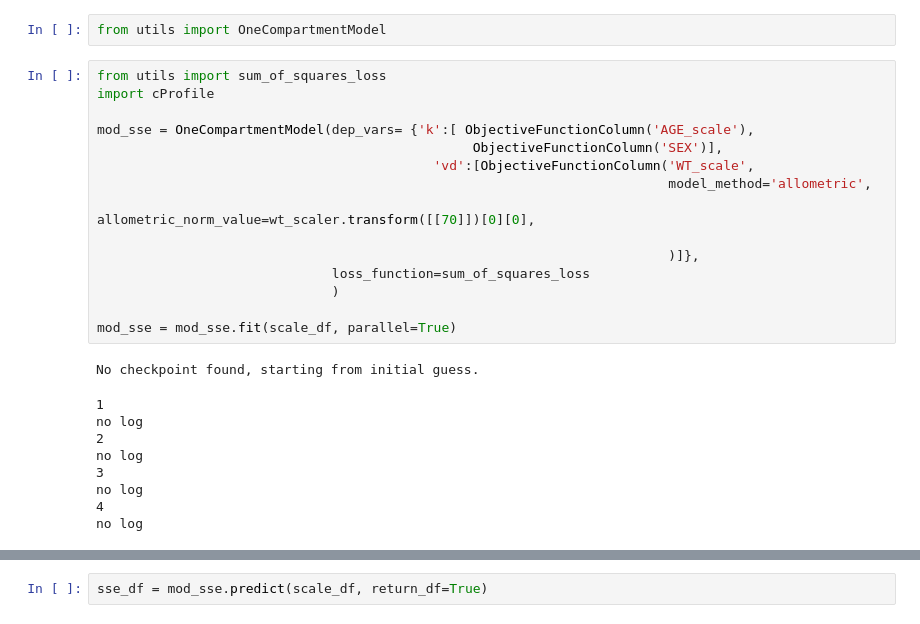
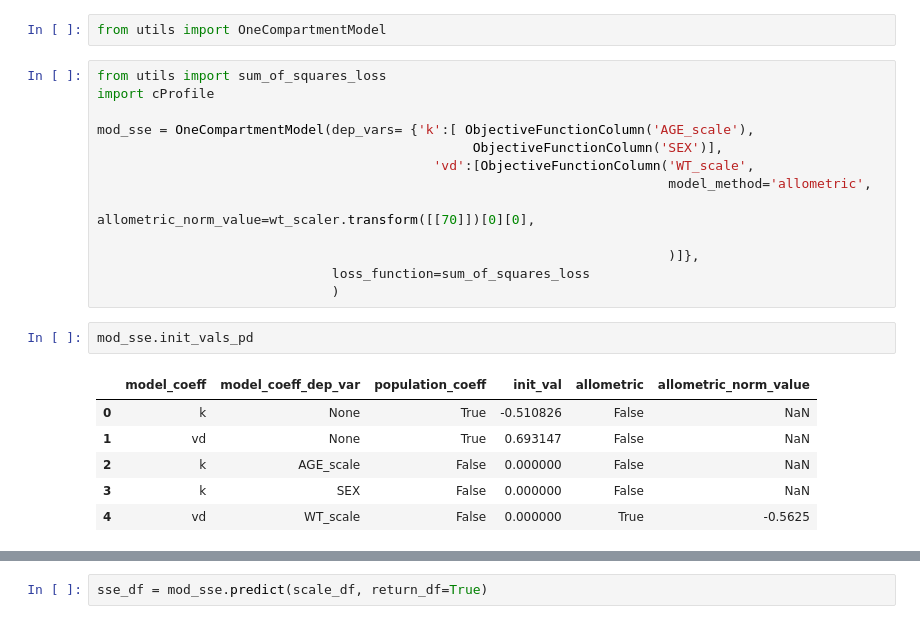
Before and after one commit to kelleyjbrady/NiceODE, a Jupyter notebook: t_0atDV_max_ode_solver_r.ipynb, the cells around one changed output, grey strips where cells are left out. Drawn from its saved outputs; the diff is of its cells as text.

Commit message:
Added pandas display of intial params. Added debugging code for better checkpointing and investigation of zero division errors.

```diff
--- a/t_0atDV_max_ode_solver_r.ipynb
+++ b/t_0atDV_max_ode_solver_r.ipynb
@@ -147,15 +147,12 @@ mod_sse = OneCompartmentModel(dep_vars= {'k':[ ObjectiveFunctionColumn('AGE_scal
                                                                          )]},
                               loss_function=sum_of_squares_loss
                               )
-
-mod_sse = mod_sse.fit(scale_df, parallel=True)
-# %% [output]
-No checkpoint found, starting from initial guess.
-1
-no log
-2
-no log
-3
-no log
-4
-no log
+# %%
+mod_sse.init_vals_pd
+# %% [output]
+|  | model_coeff | model_coeff_dep_var | population_coeff | init_val | allometric | allometric_norm_value |
+| 0 | k | None | True | -0.510826 | False | NaN |
+| 1 | vd | None | True | 0.693147 | False | NaN |
+| 2 | k | AGE_scale | False | 0.000000 | False | NaN |
+| 3 | k | SEX | False | 0.000000 | False | NaN |
+| 4 | vd | WT_scale | False | 0.000000 | True | -0.5625 |
```
Also changed, not shown: parts of 14 cells of this notebook, 2 other files.
